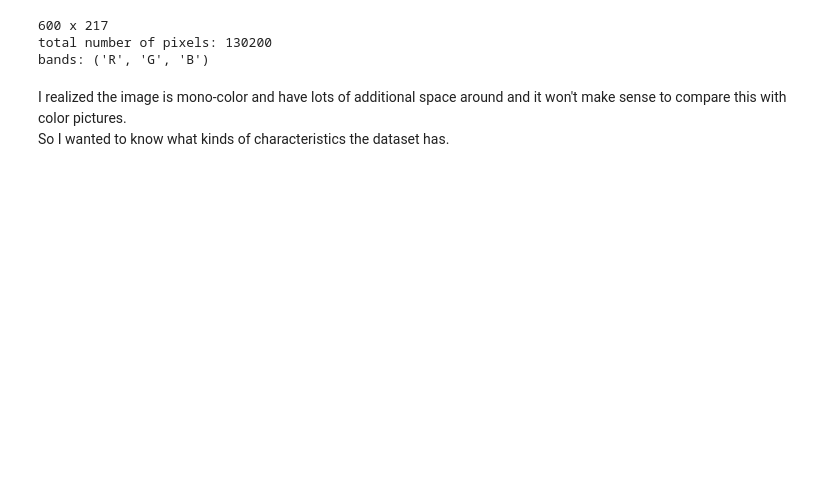
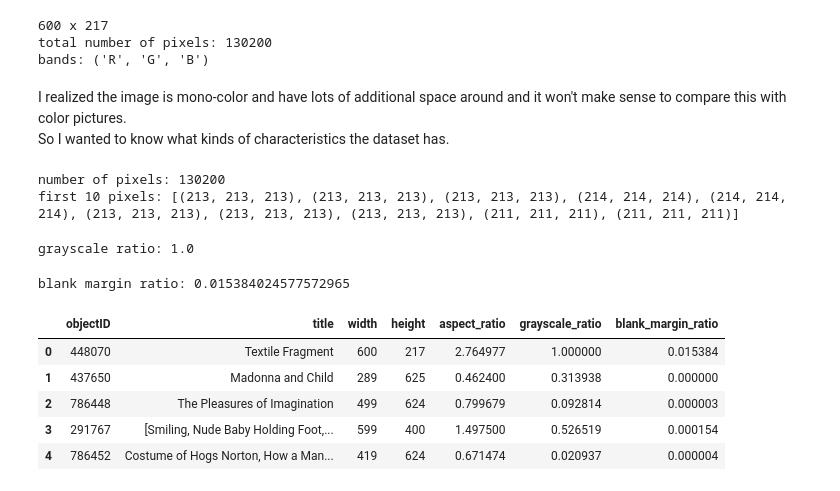
Before and after one commit to kaoriogawa-PSAM-5020-spring2026/Project, a Jupyter notebook: milestone01.ipynb, the cells around one changed output. Drawn from its saved outputs; the diff is of its cells as text; code cells hidden in the pictures; blank space fills up the shorter version.

```diff
--- a/milestone01.ipynb
+++ b/milestone01.ipynb
@@ -295,3 +297,10 @@ bands: ('R', 'G', 'B')
 # %% [markdown]
 I realized the image is mono-color and have lots of additional space around and it won't make sense to compare this with color pictures. <br>
 So I wanted to know what kinds of characteristics the dataset has.
+# %%
+pixels = get_pixels(img)
+print("number of pixels:", len(pixels))
+print("first 10 pixels:", pixels[:10])
+# %% [output]
+number of pixels: 130200
+first 10 pixels: [(213, 213, 213), (213, 213, 213), (213, 213, 213), (214, 214, 214), (214, 214, 214), (213, 213, 213), (213, 213, 213), (213, 213, 213), (211, 211, 211), (211, 211, 211)]
@@ -297,0 +317,56 @@ So I wanted to know what kinds of characteristics the dataset has.
+# %%
+gray_ratio = grayscale_ratio(img)
+print("grayscale ratio:", gray_ratio)
+# %% [output]
+grayscale ratio: 1.0
+# %%
+def blank_margin_ratio(img, brightness_threshold=235, tolerance=10):
+    pixels = get_pixels(img)
+    blank_count = 0
+
+    for r, g, b in pixels:
+        bright_enough = (r >= brightness_threshold and g >= brightness_threshold and b >= brightness_threshold)
+        nearly_gray = (abs(r-g) <= tolerance and abs(g-b) <= tolerance and abs(r-b) <= tolerance)
+
+        if bright_enough and nearly_gray:
+            blank_count += 1
+
+    return blank_count / len(pixels)
+# %%
+margin_ratio = blank_margin_ratio(img)
+print("blank margin ratio:", margin_ratio)
+# %% [output]
+blank margin ratio: 0.015384024577572965
+# %%
+def load_image_from_url(url):
+    response = requests.get(url, timeout=30)
+    return PImage.open(BytesIO(response.content)).convert("RGB")
+# %%
+audit_rows = []
+
+for _, row in df_image.iterrows():
+    try:
+        img = load_image_from_url(row["best_image_url"])
+
+        audit_rows.append({
+            "objectID": row["objectID"],
+            "title": row["title"],
+            "width": img.size[0],
+            "height": img.size[1],
+            "aspect_ratio": img.size[0] / img.size[1],
+            "grayscale_ratio": grayscale_ratio(img),
+            "blank_margin_ratio": blank_margin_ratio(img)
+        })
+
+    except Exception as e:
+        print("skip:", row["objectID"], e)
+# %%
+audit_df = pd.DataFrame(audit_rows)
+audit_df.head()
+# %% [output]
+|  | objectID | title | width | height | aspect_ratio | grayscale_ratio | blank_margin_ratio |
+| 0 | 448070 | Textile Fragment | 600 | 217 | 2.764977 | 1.000000 | 0.015384 |
+| 1 | 437650 | Madonna and Child | 289 | 625 | 0.462400 | 0.313938 | 0.000000 |
+| 2 | 786448 | The Pleasures of Imagination | 499 | 624 | 0.799679 | 0.092814 | 0.000003 |
+| 3 | 291767 | [Smiling, Nude Baby Holding Foot,... | 599 | 400 | 1.497500 | 0.526519 | 0.000154 |
+| 4 | 786452 | Costume of Hogs Norton, How a Man... | 419 | 624 | 0.671474 | 0.020937 | 0.000004 |
```
Also changed, not shown: parts of 6 cells of this notebook, 3 other files.
